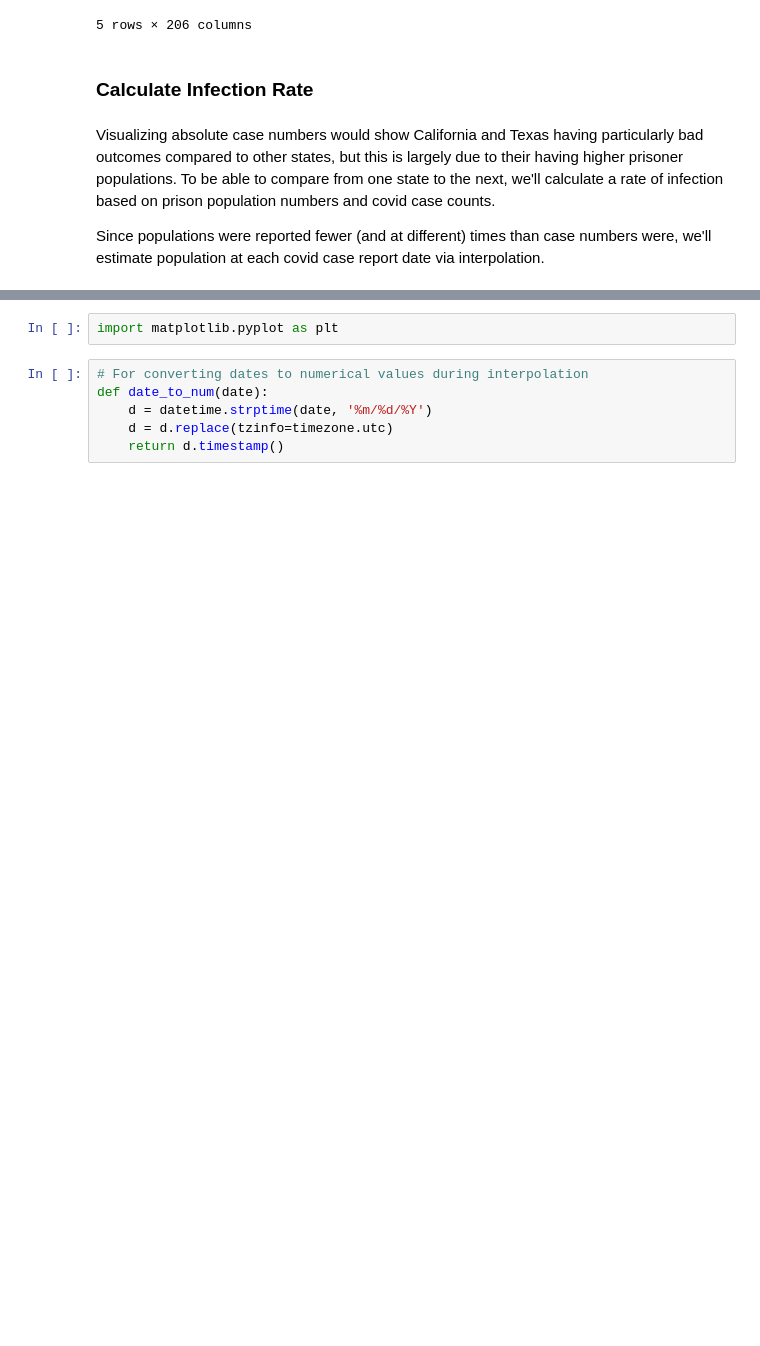
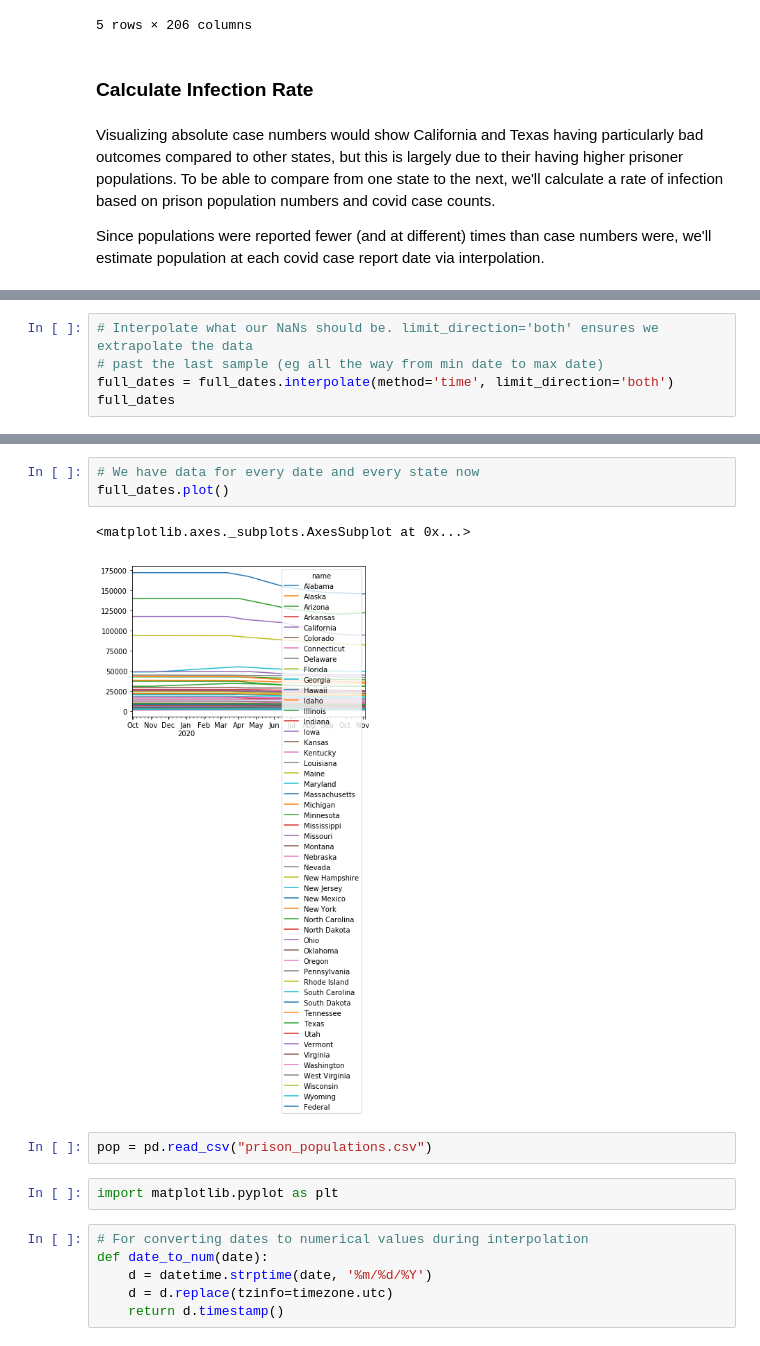
Before and after one commit to william-rice/covid-prisons, a Jupyter notebook: map_viz.ipynb, the cells around one changed output, grey strips where cells are left out. Cells and saved outputs as stored; diff of their text form; blank space fills up the shorter version.

```diff
--- a/map_viz.ipynb
+++ b/map_viz.ipynb
@@ -151,0 +208,5 @@ pop.head()
+# %%
+# Interpolate what our NaNs should be. limit_direction='both' ensures we extrapolate the data
+# past the last sample (eg all the way from min date to max date)
+full_dates = full_dates.interpolate(method='time', limit_direction='both')
+full_dates
@@ -152,3 +227,11 @@ pop.head()
+# %%
+# We have data for every date and every state now
+full_dates.plot()
+# %% [output]
+<matplotlib.axes._subplots.AxesSubplot at 0x...>
+[figure, added]
+# %%
+pop = pd.read_csv("prison_populations.csv")
 # %%
 import matplotlib.pyplot as plt
 # %%
```
Also changed, not shown: parts of 12 cells of this notebook.
